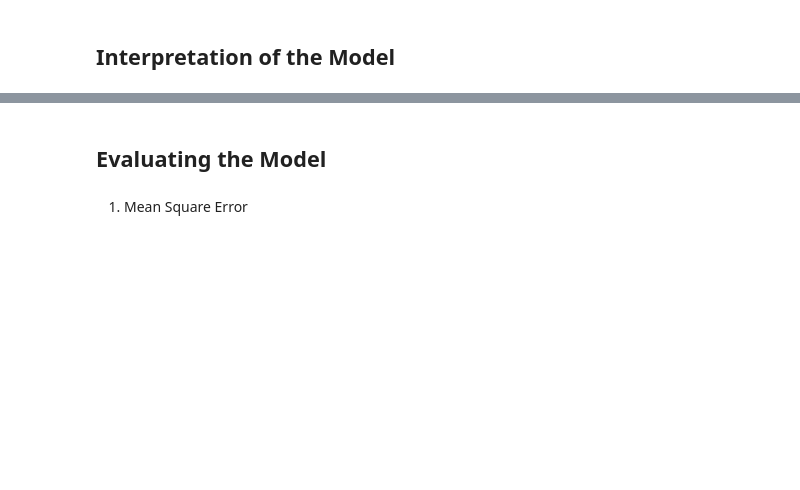
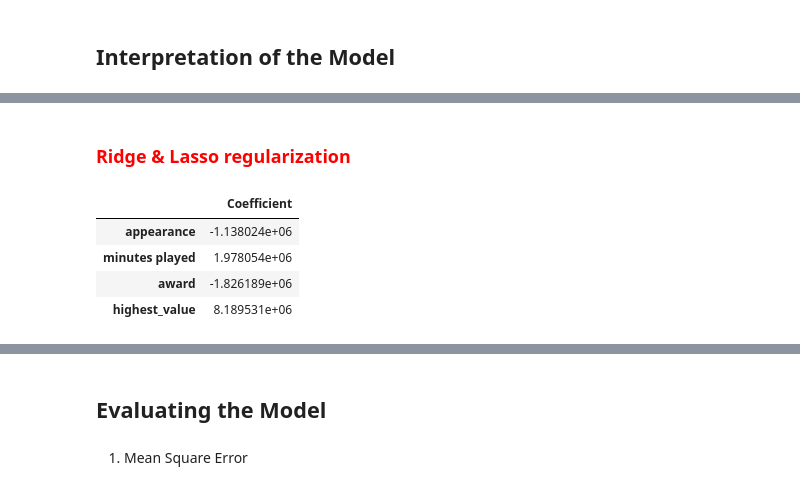
Before and after one commit to Tuwaiq-DS-ML-bootcamp-V-6/Use-case-7, a Jupyter notebook: EDA explain template.ipynb, the cells around one changed output, grey strips where cells are left out. Cells and saved outputs as stored; diff of their text form; code cells hidden in the pictures; blank space fills up the shorter version.

```diff
--- a/EDA explain template.ipynb
+++ b/EDA explain template.ipynb
@@ -854,0 +736,4 @@ model = LinearRegression()
+# %%
+ridge_model = Ridge(alpha=1.0)  # You can adjust alpha to see different resu
+# %%
+lasso_model = Lasso(alpha=0.1)  # You can adjust alpha to see different results
@@ -861,0 +768,2 @@ LinearRegression()
+# %%
+ridge_model.fit(X_train_scaled, y_train)
@@ -861,0 +772,2 @@ LinearRegression()
+# %%
+lasso_model.fit(X_train_scaled, y_train)
@@ -881,0 +841,11 @@ print(model.intercept_)
+# %% [markdown]
+### <span style="color:red">Ridge & Lasso regularization</span>
+# %%
+coeff_df = pd.DataFrame(lasso_model.coef_,X.columns,columns=['Coefficient'])
+coeff_df
+# %% [output]
+|  | Coefficient |
+| appearance | -1.138024e+06 |
+| minutes played | 1.978054e+06 |
+| award | -1.826189e+06 |
+| highest_value | 8.189531e+06 |
```
Also changed, not shown: parts of 58 cells of this notebook.
